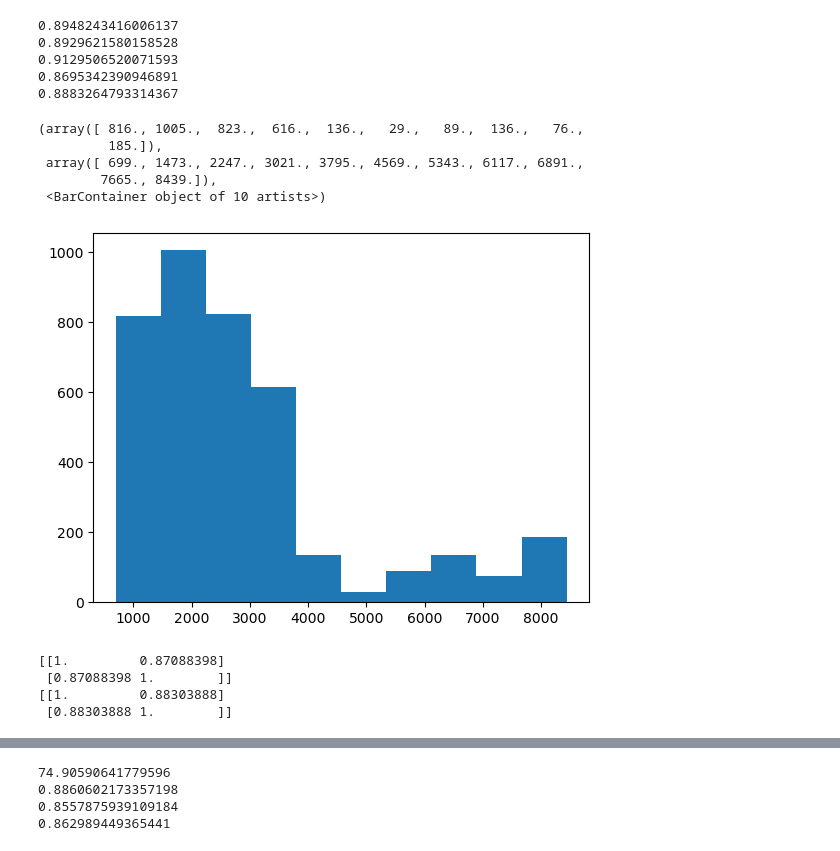
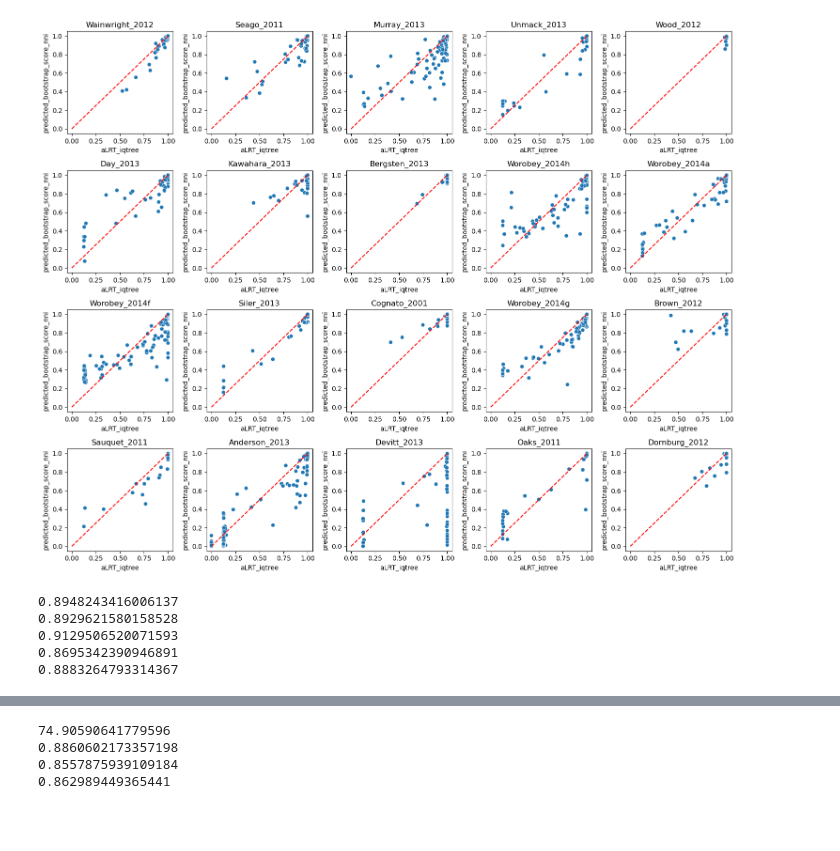
Before and after one commit to noaeker/bootstrap_repo, a Jupyter notebook: python notebooks/real_data_analysis.ipynb, the cells around one changed output, grey strips where cells are left out. Saved outputs shown, nothing was run; the diff lists cells and outputs as text; code cells hidden in the pictures; blank space fills up the shorter version.

```diff
--- a/python notebooks/real_data_analysis.ipynb
+++ b/python notebooks/real_data_analysis.ipynb
@@ -8,3 +8,4 @@ import seaborn as sns
 # %%
 raxml_real_data = pd.read_csv("/Users/noa/Workspace/bootstrap_results/remote_results/real_data_analysis/raxml_real_data.csv")
 iqtree_real_data = pd.read_csv("/Users/noa/Workspace/bootstrap_results/remote_results/real_data_analysis/iqtree_real_data.csv")
+summary = pd.read_csv("/Users/noa/Workspace/bootstrap_repo/real_data_evaluation/summary.csv")
@@ -42,4 +11,0 @@ array([[1.        , 0.87088398],
-# %%
-iqtree_real_data['ultrafast_support'] = iqtree_real_data['bootstrap_support']/100
-sns.regplot(y='ultrafast_support',x='predicted_bootstrap_score_nni', data = iqtree_real_data)
-plt.plot([0, 1], [0, 1], color='red', linestyle='--', label='y = x')
@@ -48,0 +12,7 @@ plt.plot([0, 1], [0, 1], color='red', linestyle='--', label='y = x')
+# %%
+pd.options.display.max_colwidth = 50
+raxml_real_data["study_name"] = raxml_real_data['msa_path'].str.split('/').str[-2]
+iqtree_real_data["study_name"] = iqtree_real_data['msa_path'].str.split('/').str[-2]
+# %%
+raxml_real_data = raxml_real_data.merge(summary, left_on = "study_name", right_on = "name")
+iqtree_real_data = iqtree_real_data.merge(summary, left_on = "study_name", right_on = "name")
@@ -49,3 +37,27 @@ plt.plot([0, 1], [0, 1], color='red', linestyle='--', label='y = x')
+# %%
+import matplotlib.pyplot as plt
+import seaborn as sns
+
+first_studies = iqtree_real_data['study_name'].unique()[:20]
+fig, axes = plt.subplots(4, 5, figsize=(15, 12))
+
+for idx, study in enumerate(first_studies):
+    iqtree_real_data_small = iqtree_real_data.loc[raxml_real_data.study_name == study]
+    i = idx // 5
+    j = idx % 5
+    ax = axes[i, j]
+    sns.scatterplot(y='predicted_bootstrap_score_nni', x='aLRT_iqtree', data=iqtree_real_data_small, hue="study_name", ax=ax)
+    ax.plot([0, 1], [0, 1], color='red', linestyle='--', label='y = x')
+    ax.set_title(study)
+    ax.set_xlim(-0.05, 1.05)  # Set the x-axis limit to start at 0
+    ax.set_ylim(-0.05, 1.05)  # Set the y-axis limit to start at 0
+    ax.legend().remove()  # Remove the legend
+    plt.tight_layout()
+
+plt.tight_layout()
+plt.show()
+# %% [output]
+[figure, added]
 # %%
 print(np.mean(iqtree_real_data['aLRT_iqtree']))
 print(np.mean(iqtree_real_data['aBayes_iqtree']))
@@ -58,20 +70,3 @@ print(np.mean(iqtree_real_data['predicted_bootstrap_score_no_nni']))
 0.9129506520071593
 0.8695342390946891
 0.8883264793314367
-# %%
-plt.hist(iqtree_real_data['feature_msa_n_loci'])
-# %% [output]
-(array([ 816., 1005.,  823.,  616.,  136.,   29.,   89.,  136.,   76.,
-         185.]),
- array([ 699., 1473., 2247., 3021., 3795., 4569., 5343., 6117., 6891.,
-        7665., 8439.]),
- <BarContainer object of 10 artists>)
-[figure, removed]
-# %%
-print(np.corrcoef(iqtree_real_data['aLRT_iqtree'],iqtree_real_data['predicted_bootstrap_score_nni']))
-print(np.corrcoef(iqtree_real_data['aBayes_iqtree'],iqtree_real_data['predicted_bootstrap_score_nni']))
-# %% [output]
-[[1.         0.87088398]
- [0.87088398 1.        ]]
-[[1.         0.88303888]
- [0.88303888 1.        ]]
```
Also changed, not shown: parts of 12 cells of this notebook, 7 other files.
